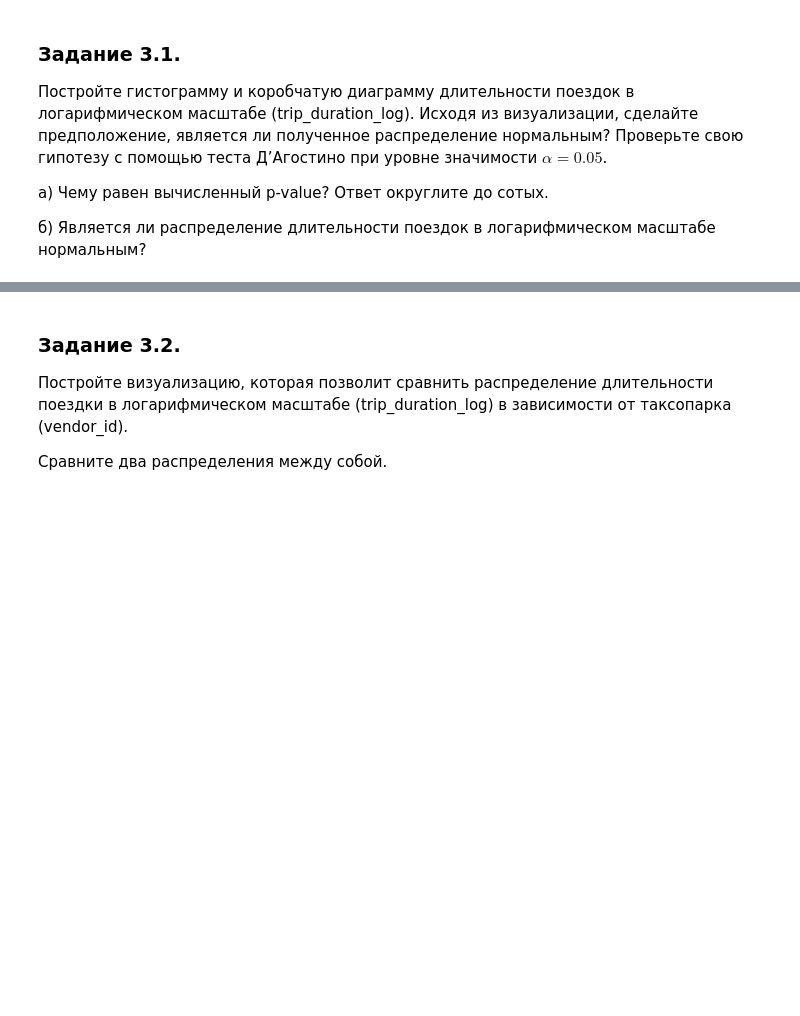
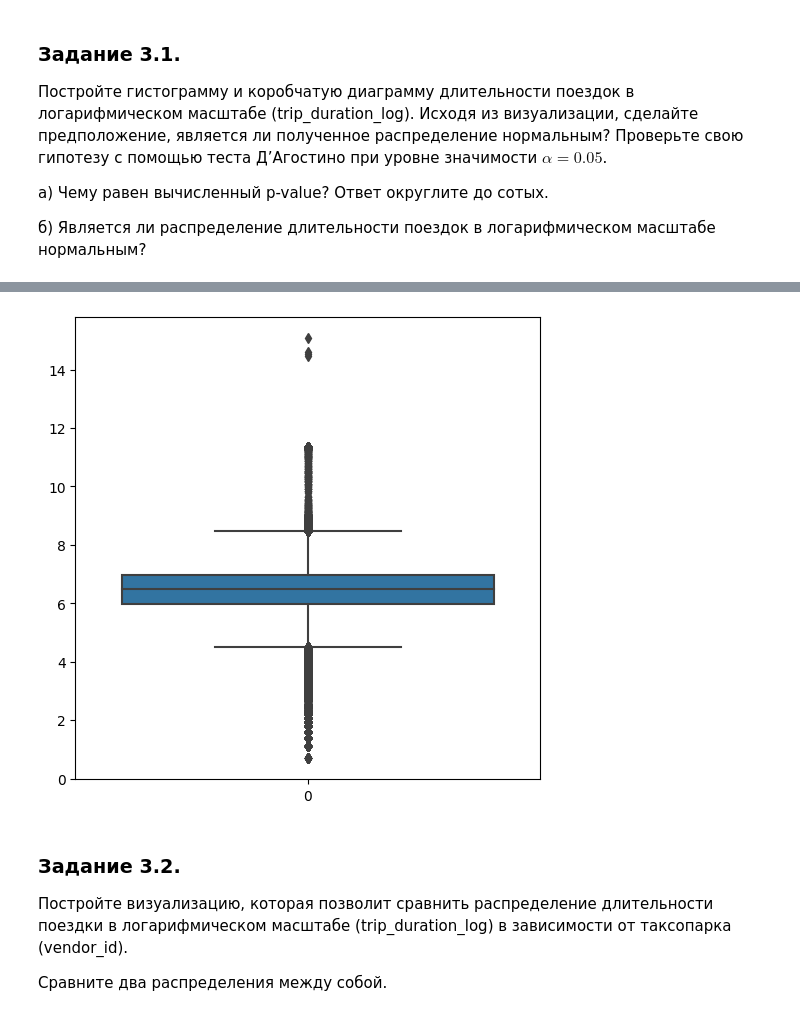
Before and after one commit to modernpacifist/engineering-of-machine-learning-urfu, a Jupyter notebook: regression-project-semester-2/project-5-sample-notebook.ipynb, the cells around one changed output, grey strips where cells are left out. Cells and saved outputs as stored; diff of their text form; code cells hidden in the pictures; blank space fills up the shorter version.

```diff
--- a/regression-project-semester-2/project-5-sample-notebook.ipynb
+++ b/regression-project-semester-2/project-5-sample-notebook.ipynb
@@ -640,3 +653,9 @@ taxi_data['trip_duration_log'] = np.log(taxi_data['trip_duration']+1)
+# %%
+plt.figure(figsize=(6, 6))
+sns.boxplot(taxi_data['trip_duration_log'])
+plt.show()
+# %% [output]
+[figure, added]
 # %% [markdown]
 ### Задание 3.2.
 Постройте визуализацию, которая позволит сравнить распределение длительности поездки в логарифмическом масштабе (trip_duration_log) в зависимости от таксопарка (vendor_id).
```
Also changed, not shown: parts of 18 cells of this notebook.
